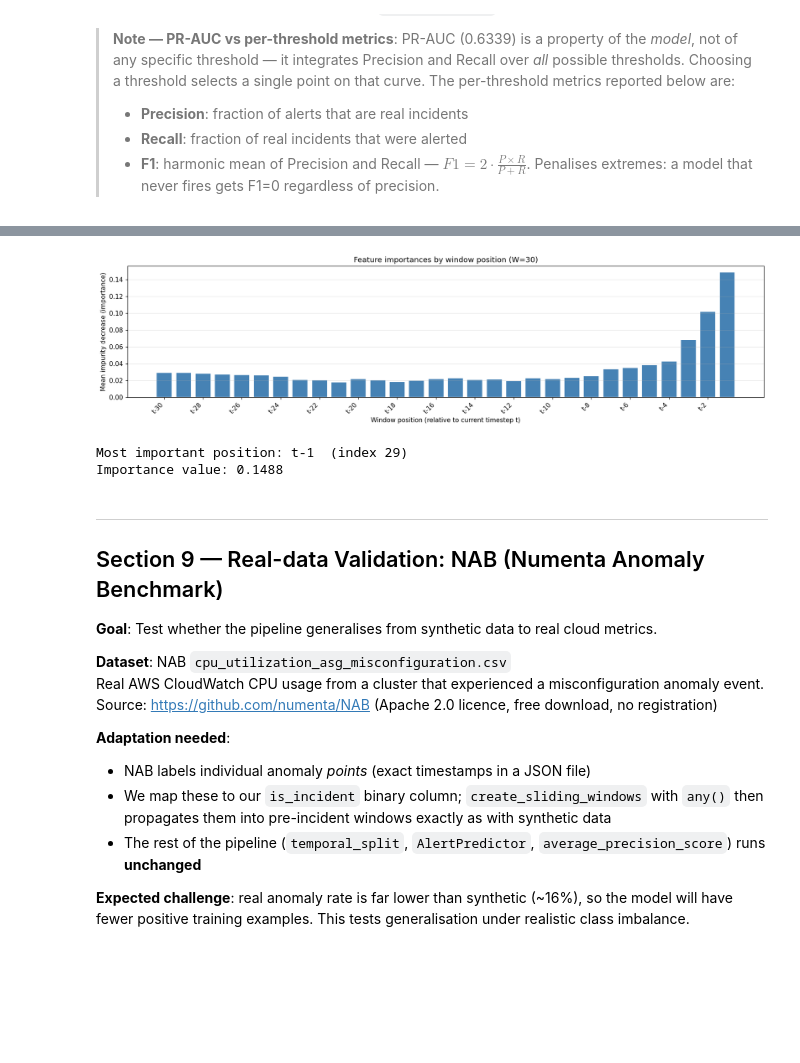
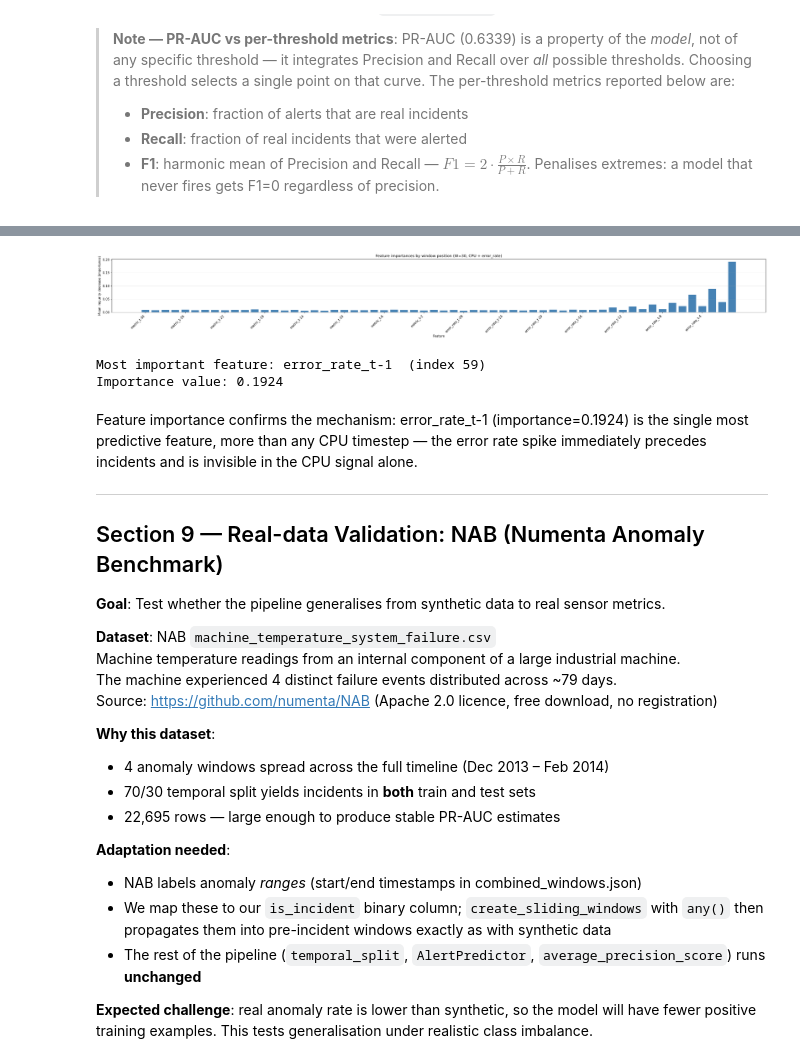
Before and after one commit to igarbayo/cloud-incident-predictor, a Jupyter notebook: notebooks/01_exploration_and_evaluation.ipynb, the cells around one changed output, grey strips where cells are left out. Cells and saved outputs as stored; diff of their text form; code cells hidden in the pictures; blank space fills up the shorter version.

```diff
--- a/notebooks/01_exploration_and_evaluation.ipynb
+++ b/notebooks/01_exploration_and_evaluation.ipynb
@@ -771,27 +827,30 @@ This section evaluates the three canonical `AlertThreshold` domain objects.
 >   $F1 = 2 \cdot \frac{P \times R}{P + R}$.
 >   Penalises extremes: a model that never fires gets F1=0 regardless of precision.
 # %%
-# ── Final model: all design decisions locked in from Sections 2–7 ────────────
-# W=30        H1: empirical optimum (+4.2 pp vs W=5)
-# H=5         H4: 5-step lead time balances difficulty and actionability
-# any()       H2: +17.5 pp recall vs last-step labeling
-# CPU only    H5: adding Memory (r=0.887) degrades PR-AUC by 4 pp
-# balanced    H3: rejected on recall but retained for higher PR-AUC and precision
-# RandomForest Model comparison: best PR-AUC and precision across 3 candidates
+# ── Final model: all design decisions locked in from Sections 2–7 ────────────────────
+# W=30              H1: empirical optimum (+4.2 pp vs W=5)
+# H=5               H4: 5-step lead time balances difficulty and actionability
+# any()             H2: +17.5 pp recall vs last-step labeling
+# CPU + error_rate  H5b: independent metric adds +9.4 pp PR-AUC (0.6339 → 0.7282)
+# balanced          H3: rejected on recall but retained for higher PR-AUC and precision
+# RandomForest       Model comparison: best PR-AUC and precision across 3 candidates
 # ─────────────────────────────────────────────────────────────────────────────
 
 W_final, H_final = 30, 5
-X_final, y_final = create_sliding_windows(df, W=W_final, H=H_final)
+feature_cols_final = ['metric', 'error_rate']
+X_final, y_final = create_sliding_windows(df, W=W_final, H=H_final, feature_cols=feature_cols_final)
 X_train_f, X_test_f, y_train_f, y_test_f = temporal_split(X_final, y_final)
 
 final_predictor = AlertPredictor()
 final_predictor.train(X_train_f, y_train_f)
+final_model = final_predictor  # alias used in Section 11
 y_proba_final = final_predictor.predict_proba(X_test_f)
 
+print(f'Features per window:    {X_final.shape[1]}  (W={W_final} x 2 metrics)')
 print(f'Test set size:          {len(X_test_f)} windows')
 print(f'Incident rate:          {y_test_f.mean():.2%}')
 print(f'Random baseline PR-AUC: {y_test_f.mean():.4f}')
 pr_auc_final = average_precision_score(y_test_f, y_proba_final)
 print(f'Model PR-AUC:           {pr_auc_final:.4f}')
-print(f'Lift over baseline:     {pr_auc_final / y_test_f.mean():.1f}×')
+print(f'Lift over baseline:     {pr_auc_final / y_test_f.mean():.1f}x')
 # %% [output]
@@ -900,40 +968,51 @@ devtool_policy = AlertPolicy(
 # %%
+from src.preprocess import build_feature_names
+
 # Feature importances: which window positions matter most?
+feat_names_final = build_feature_names(W_final, feature_cols=feature_cols_final)
 fig = plot_feature_importances(
     final_predictor.feature_importances,
     W=W_final,
-    title='Feature importances by window position (W=30)',
+    title=f'Feature importances by window position (W={W_final}, CPU + error_rate)',
+    feature_names=feat_names_final,
 )
 plt.show()
 
 importances = final_predictor.feature_importances
-most_important_pos = np.argmax(importances)
-print(f'Most important position: t-{W_final - most_important_pos}  (index {most_important_pos})')
-print(f'Importance value: {importances[most_important_pos]:.4f}')
+most_important_idx = np.argmax(importances)
+print(f'Most important feature: {feat_names_final[most_important_idx]}  (index {most_important_idx})')
+print(f'Importance value: {importances[most_important_idx]:.4f}')
 # %% [output]
-[figure, old version]
+[figure, new version]
-Most important position: t-1  (index 29)
-Importance value: 0.1488
+Most important feature: error_rate_t-1  (index 59)
+Importance value: 0.1924
 # %% [markdown]
+Feature importance confirms the mechanism: error_rate_t-1 (importance=0.1924) is the single most predictive feature, more than any CPU timestep — the error rate spike immediately precedes incidents and is invisible in the CPU signal alone.
+
 ---
 ## Section 9 — Real-data Validation: NAB (Numenta Anomaly Benchmark)
 
-**Goal**: Test whether the pipeline generalises from synthetic data to real cloud metrics.
+**Goal**: Test whether the pipeline generalises from synthetic data to real sensor metrics.
 
-**Dataset**: NAB `cpu_utilization_asg_misconfiguration.csv`
-Real AWS CloudWatch CPU usage from a cluster that experienced a misconfiguration anomaly event.
+**Dataset**: NAB `machine_temperature_system_failure.csv`
+Machine temperature readings from an internal component of a large industrial machine.
+The machine experienced 4 distinct failure events distributed across ~79 days.
 Source: https://github.com/numenta/NAB (Apache 2.0 licence, free download, no registration)
 
+**Why this dataset**:
+- 4 anomaly windows spread across the full timeline (Dec 2013 – Feb 2014)
+- 70/30 temporal split yields incidents in **both** train and test sets
+- 22,695 rows — large enough to produce stable PR-AUC estimates
+
 **Adaptation needed**:
-- NAB labels individual anomaly *points* (exact timestamps in a JSON file)
+- NAB labels anomaly *ranges* (start/end timestamps in combined_windows.json)
 - We map these to our `is_incident` binary column; `create_sliding_windows` with `any()`
   then propagates them into pre-incident windows exactly as with synthetic data
 - The rest of the pipeline (`temporal_split`, `AlertPredictor`, `average_precision_score`)
   runs **unchanged**
 
-**Expected challenge**: real anomaly rate is far lower than synthetic (~16%), so the
-model will have fewer positive training examples. This tests generalisation under
-realistic class imbalance.
+**Expected challenge**: real anomaly rate is lower than synthetic, so the model will
+have fewer positive training examples. This tests generalisation under realistic class imbalance.
 # %%
 import urllib.request
 import json as _json
```
Also changed, not shown: parts of 28 cells of this notebook, 6 other files.
